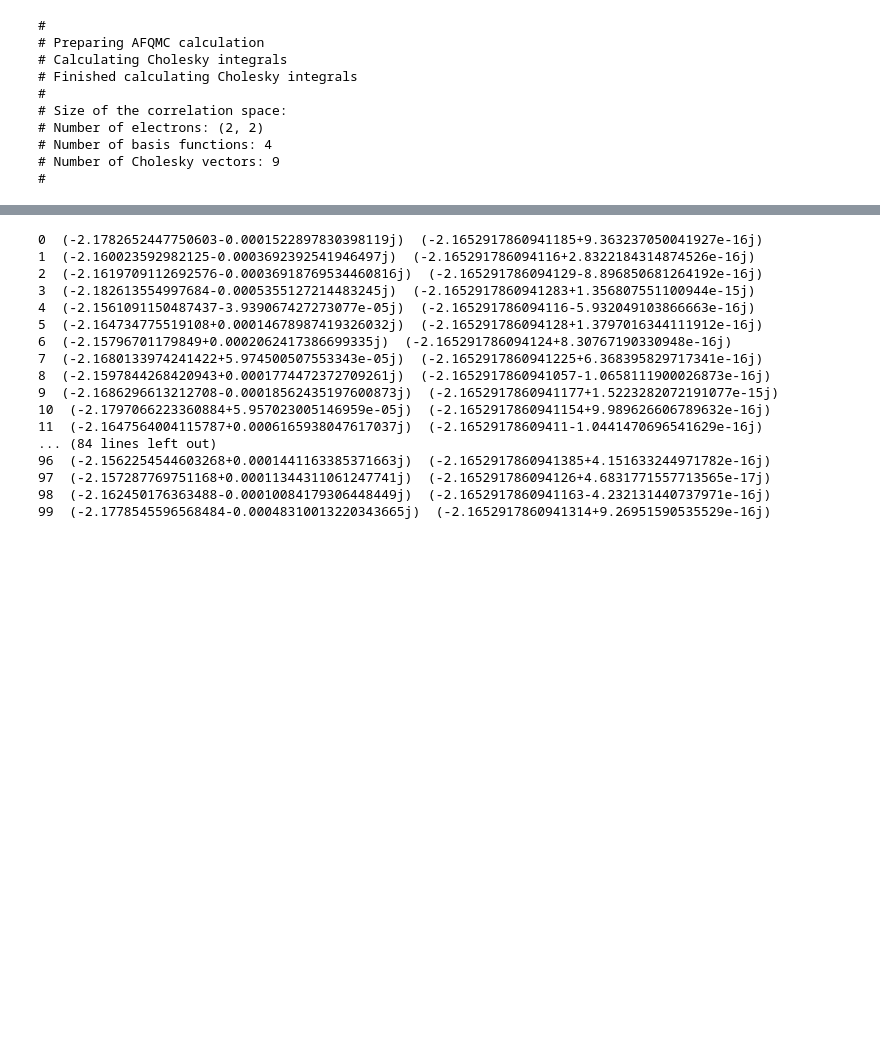
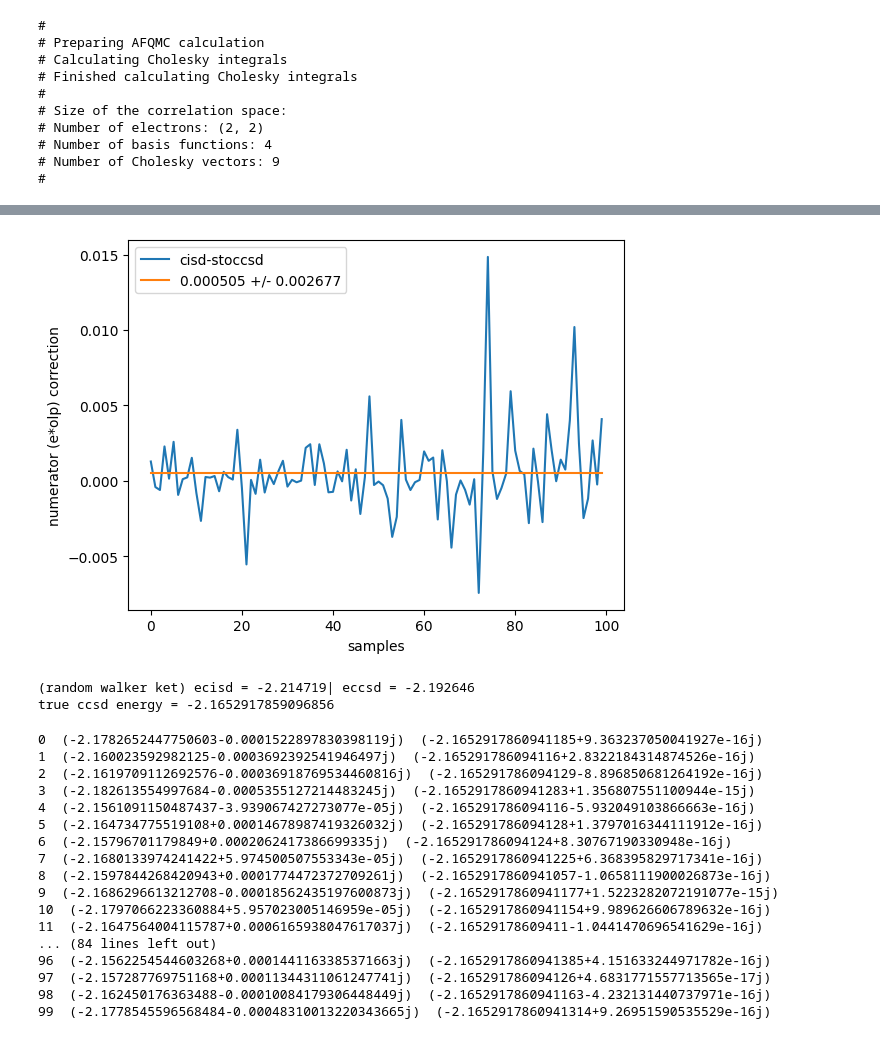
Before and after one commit to zh-yichi/cs_afqmc, a Jupyter notebook: ad_afqmc/prop_unrestricted/mixed_wave/test_h4.ipynb, the cells around one changed output, grey strips where cells are left out. Cells and saved outputs as stored; diff of their text form; code cells hidden in the pictures; blank space fills up the shorter version.

```diff
--- a/ad_afqmc/prop_unrestricted/mixed_wave/test_h4.ipynb
+++ b/ad_afqmc/prop_unrestricted/mixed_wave/test_h4.ipynb
@@ -561,3 +577,22 @@ for n in range(nsample):
+# %%
+numer = d_es.real
+mean = numer.mean()
+std = numer.std()
+plt.plot(numer.real,label='cisd-stoccsd')
+plt.plot([mean]*len(numer),label=f'{mean:.6f} +/- {std:.6f}')
+plt.xlabel('samples')
+plt.ylabel('numerator (e*olp) correction')
+plt.legend()
+plt.show()
+# %% [output]
+[figure, added]
+# %%
+eccsd = (ecisd*ocisd + jnp.sum(d_es)/len(d_es)) / (ocisd + jnp.sum(d_os)/len(d_es))
+print(f'(random walker ket) ecisd = {ecisd:.6f}| eccsd = {eccsd.real:.6f}')
+print(f'true ccsd energy = {mycc.e_tot}')
+# %% [output]
+(random walker ket) ecisd = -2.214719| eccsd = -2.192646
+true ccsd energy = -2.1652917859096856
 # %%
 nsample = 100
 energy1 = np.zeros(nsample, dtype='complex128')
```
Also changed, not shown: parts of 9 cells of this notebook, 8 other files.
